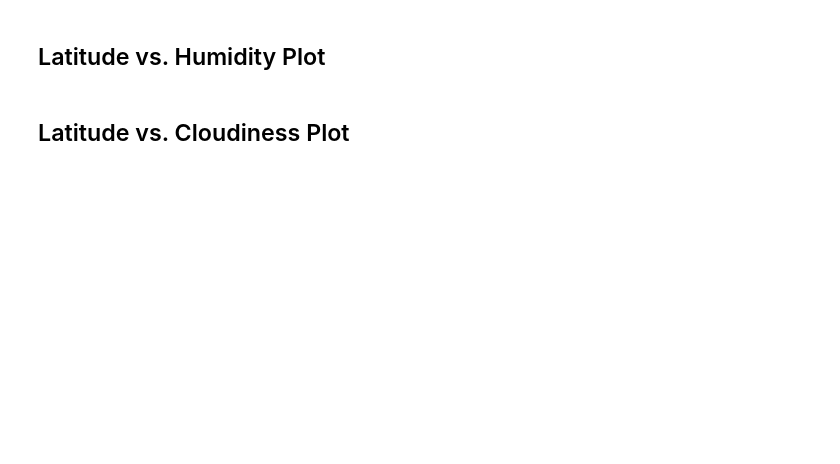
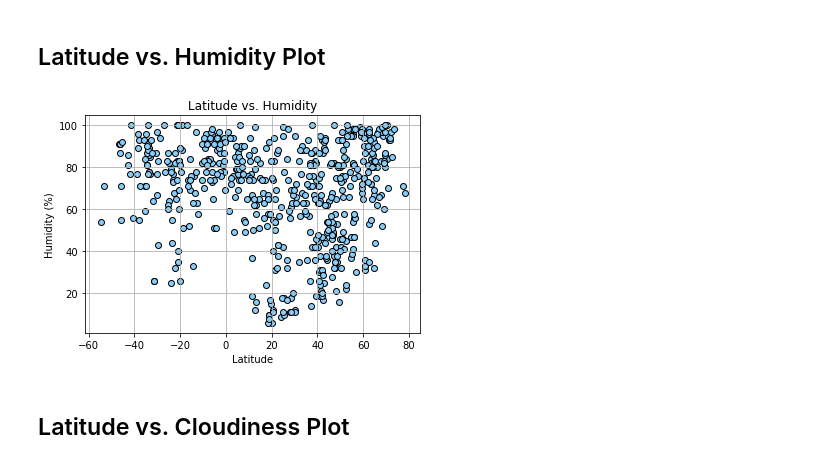
Before and after one commit to scottcerny949/python-api-challenge, a Jupyter notebook: weatherpy/WeatherPy.ipynb, the cells around one changed output. Cells and saved outputs as stored; diff of their text form; code cells hidden in the pictures; blank space fills up the shorter version.

```diff
--- a/weatherpy/WeatherPy.ipynb
+++ b/weatherpy/WeatherPy.ipynb
@@ -215,4 +228,17 @@ There are 0 cities with humidity above 100%
 # %% [markdown]
 ## Latitude vs. Humidity Plot
+# %%
+x = cities_df['Latitude']
+y = cities_df['Humidity']
+
+plt.scatter(x, y, color="lightskyblue", edgecolors="black")
+plt.xlabel("Latitude")
+plt.ylabel("Humidity (%)")
+plt.title("Latitude vs. Humidity")
+plt.savefig("output_data/lat_hum.png")
+plt.grid()
+plt.show()
+# %% [output]
+[figure, added]
 # %% [markdown]
 ## Latitude vs. Cloudiness Plot
```
Also changed, not shown: parts of 3 cells of this notebook, 4 other files.
